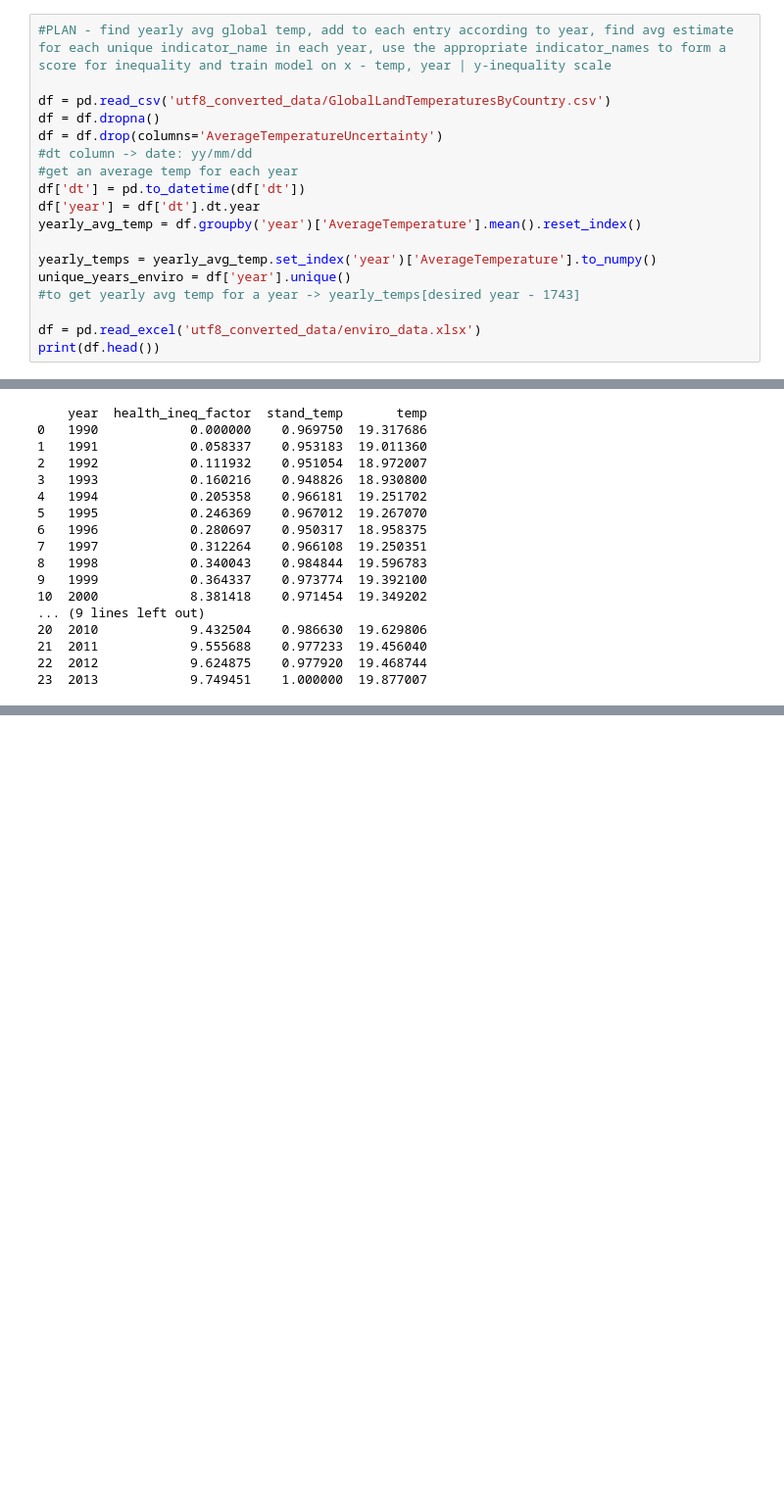
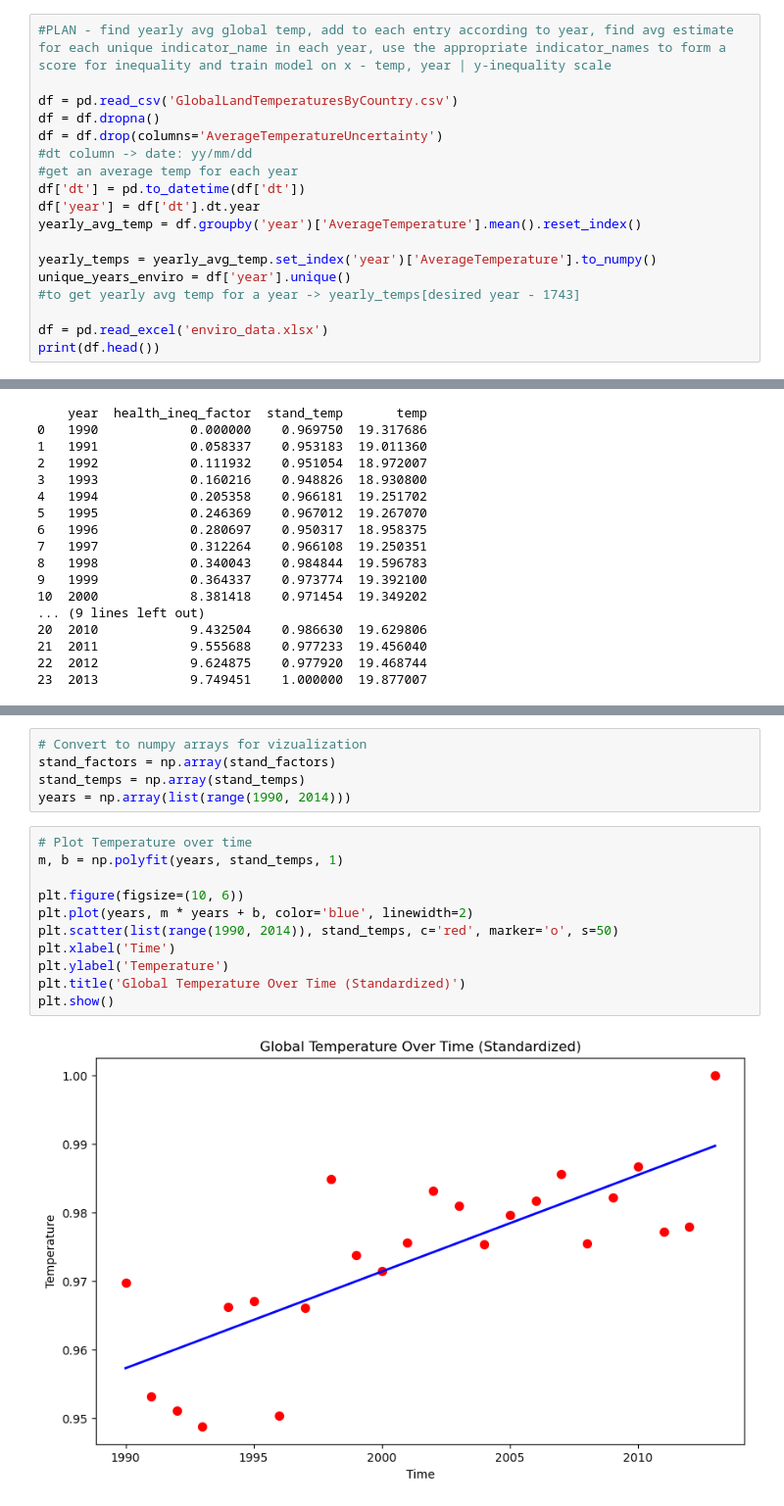
Before and after one commit to E-Eshbaugh/Global-Warming-Health-Inequality, a Jupyter notebook: CollectionProcessing.ipynb, the cells around one changed output, grey strips where cells are left out. Shown: that part at 98% size. Cells and saved outputs as stored; diff of their text form; blank space fills up the shorter version.

Commit message:
Data Exploration

```diff
--- a/CollectionProcessing.ipynb
+++ b/CollectionProcessing.ipynb
@@ -16,7 +17,7 @@ from sklearn.preprocessing import StandardScaler
 # %%
 #PLAN - find yearly avg global temp, add to each entry according to year, find avg estimate for each unique indicator_name in each year, use the appropriate indicator_names to form a score for inequality and train model on x - temp, year | y-inequality scale
 
-df = pd.read_csv('utf8_converted_data/GlobalLandTemperaturesByCountry.csv')
+df = pd.read_csv('GlobalLandTemperaturesByCountry.csv')
 df = df.dropna()
 df = df.drop(columns='AverageTemperatureUncertainty')
 #dt column -> date: yy/mm/dd
@@ -29,7 +30,7 @@ yearly_temps = yearly_avg_temp.set_index('year')['AverageTemperature'].to_numpy(
 unique_years_enviro = df['year'].unique()
 #to get yearly avg temp for a year -> yearly_temps[desired year - 1743]
 
-df = pd.read_excel('utf8_converted_data/enviro_data.xlsx')
+df = pd.read_excel('enviro_data.xlsx')
 print(df.head())
 # %% [output]
                             setting  date                         source  \
@@ -176,0 +191,18 @@ print(df)
+# %%
+# Convert to numpy arrays for vizualization
+stand_factors = np.array(stand_factors)
+stand_temps = np.array(stand_temps)
+years = np.array(list(range(1990, 2014)))
+# %%
+# Plot Temperature over time
+m, b = np.polyfit(years, stand_temps, 1)
+
+plt.figure(figsize=(10, 6))
+plt.plot(years, m * years + b, color='blue', linewidth=2)
+plt.scatter(list(range(1990, 2014)), stand_temps, c='red', marker='o', s=50)
+plt.xlabel('Time')
+plt.ylabel('Temperature')
+plt.title('Global Temperature Over Time (Standardized)')
+plt.show()
+# %% [output]
+[figure, added]
```
Also changed, not shown: parts of 4 cells of this notebook.
